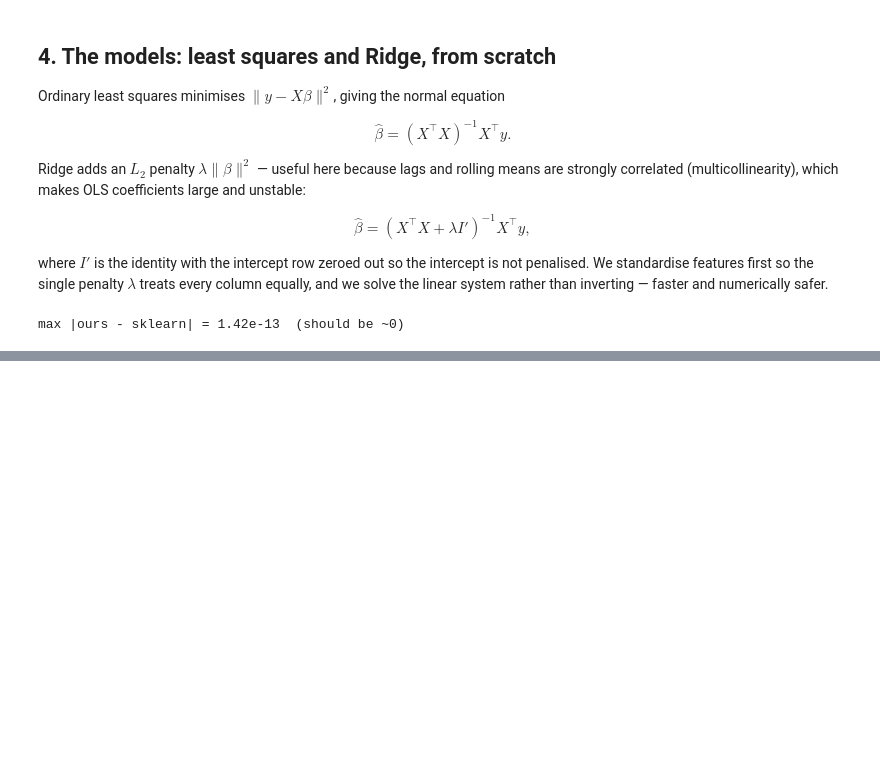
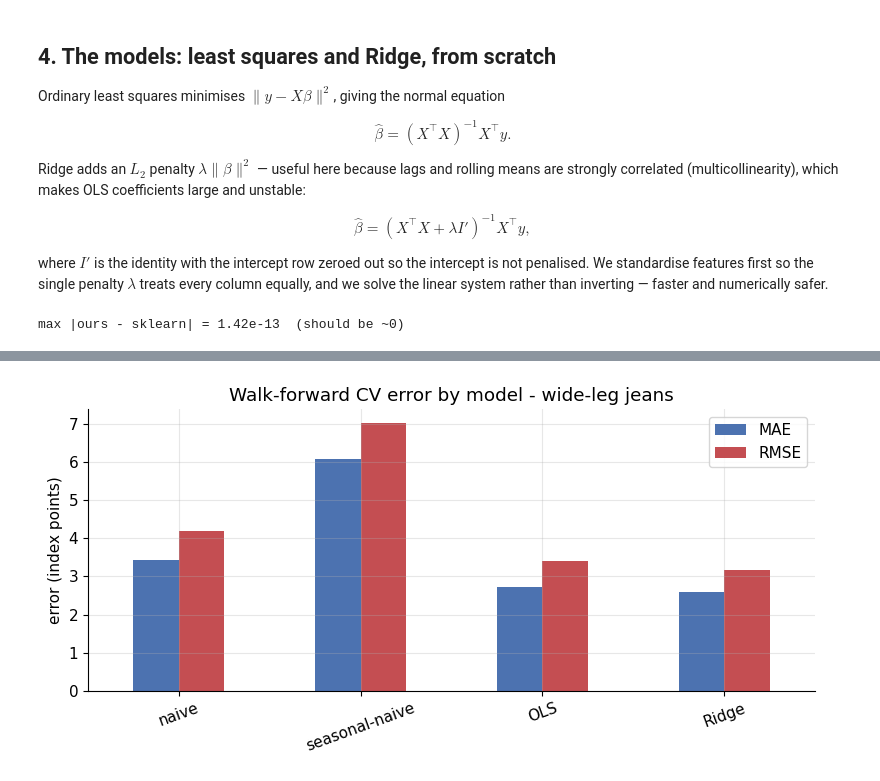
Before and after one commit to radostinaaa/trend-forecasting, a Jupyter notebook: 01_timeseries_forecasting.ipynb, the cells around one changed output, grey strips where cells are left out. Drawn from its saved outputs; the diff is of its cells as text; code cells hidden in the pictures; blank space fills up the shorter version.

```diff
--- a/01_timeseries_forecasting.ipynb
+++ b/01_timeseries_forecasting.ipynb
@@ -232,0 +237,28 @@ max |ours - sklearn| = 1.42e-13  (should be ~0)
+# %%
+def ts_splits(n, n_splits=5, min_train=60):
+    '''yield (train_idx, test_idx) for expanding-window CV over row positions 0..n-1.'''
+    fold = (n - min_train) // n_splits
+    for k in range(n_splits):
+        train_end = min_train + k * fold
+        test_end = n if k == n_splits - 1 else train_end + fold
+        yield np.arange(0, train_end), np.arange(train_end, test_end)
+
+def cross_validate(X, y, alpha=5.0):
+    Xv, yv = X.values, np.asarray(y, float)
+    scores = {m: {"MAE": [], "RMSE": []} for m in ["naive", "seasonal-naive", "OLS", "Ridge"]}
+    for tr, te in ts_splits(len(yv)):
+        sc = Standardizer().fit(Xv[tr])
+        preds = {
+            "naive": X.iloc[te]["lag_1"].values,
+            "seasonal-naive": X.iloc[te]["lag_52"].values,
+            "OLS": OLSRegression().fit(sc.transform(Xv[tr]), yv[tr]).predict(sc.transform(Xv[te])),
+            "Ridge": RidgeRegression(alpha).fit(sc.transform(Xv[tr]), yv[tr]).predict(sc.transform(Xv[te])),
+        }
+        for m, p in preds.items():
+            scores[m]["MAE"].append(mae(yv[te], p))
+            scores[m]["RMSE"].append(rmse(yv[te], p))
+    return pd.DataFrame({m: {k: np.mean(v) for k, v in d.items()} for m, d in scores.items()}).T
+
+cv_demo = cross_validate(X_demo, y_demo)
+print("cross-validated error - wide-leg jeans (lower is better):")
+cv_demo.round(2)
@@ -232,0 +272,7 @@ max |ours - sklearn| = 1.42e-13  (should be ~0)
+# %%
+ax = cv_demo[["MAE", "RMSE"]].plot.bar(figsize=(8, 4), color=["#4C72B0", "#C44E52"])
+ax.set_title("Walk-forward CV error by model - wide-leg jeans")
+ax.set_ylabel("error (index points)"); ax.set_xticklabels(cv_demo.index, rotation=20)
+plt.tight_layout(); plt.show()
+# %% [output]
+[figure, added]
```
Also changed, not shown: parts of 11 cells of this notebook.
